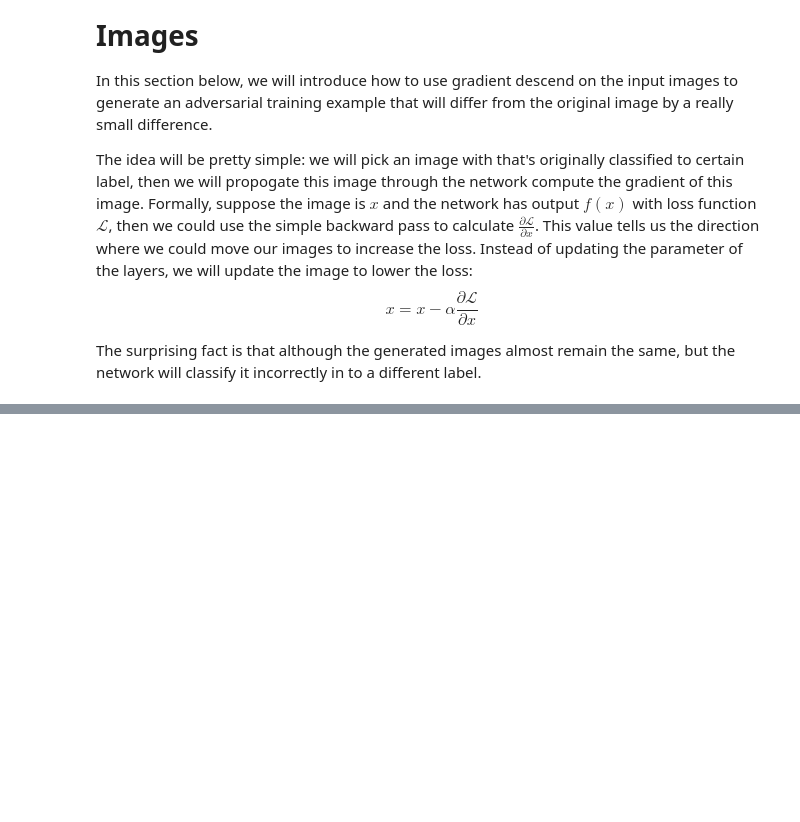
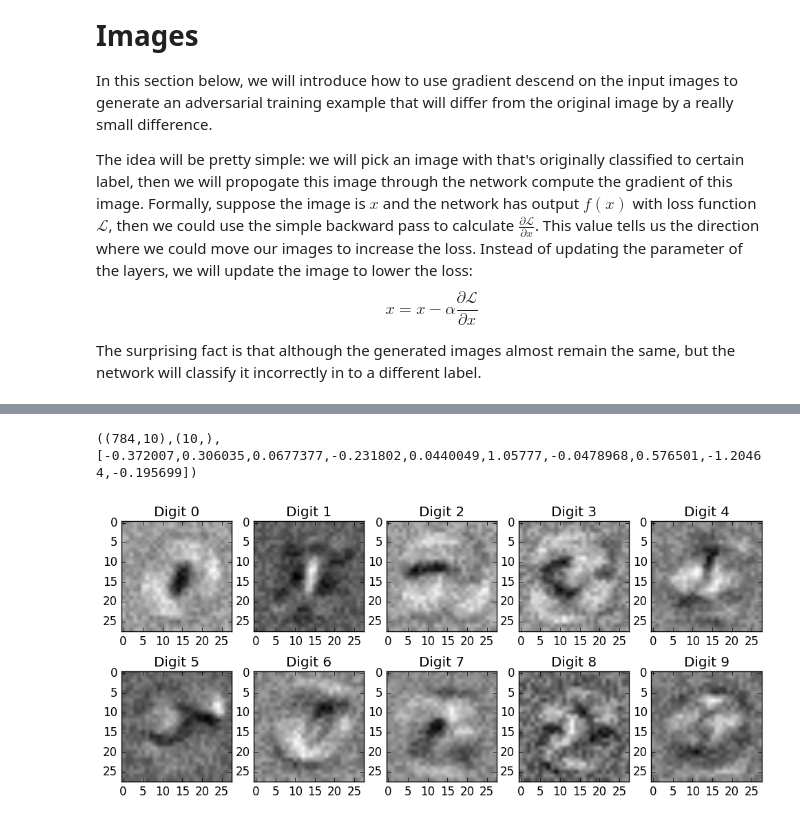
Before and after one commit to stevenygd/NN.jl, a Jupyter notebook: examples/SoftMax Classifier.ipynb, the cells around one changed output, grey strips where cells are left out. Drawn from its saved outputs; the diff is of its cells as text; code cells hidden in the pictures; blank space fills up the shorter version.

```diff
--- a/examples/SoftMax Classifier.ipynb
+++ b/examples/SoftMax Classifier.ipynb
@@ -317,0 +297,19 @@ Average magtitude of the permutation:0.10996705044591108
+# %%
+weights = net.layers[2].W
+w, b = weights[1:end-1,:], weights[end,:]
+size(w),size(b),b
+# %% [output]
+((784,10),(10,),[-0.372007,0.306035,0.0677377,-0.231802,0.0440049,1.05777,-0.0478968,0.576501,-1.20464,-0.195699])
+# %%
+figure(figsize=(12,5))
+for i = 1:10
+    subplot(2,5,i)
+    x = w[:,i] - minimum(w[:,i])
+#     imshow(reshape(x/maximum(abs(x)), 28,28))
+    imshow(max(zeros(28,28),reshape((x/maximum(abs(x))), 28,28)),cmap="gray")
+    title("Digit $(i-1)")
+end
+savefig("soft_max_weights.png")
+show()
+# %% [output]
+[figure, added]
```
Also changed, not shown: parts of 7 cells of this notebook, 6 other files.
